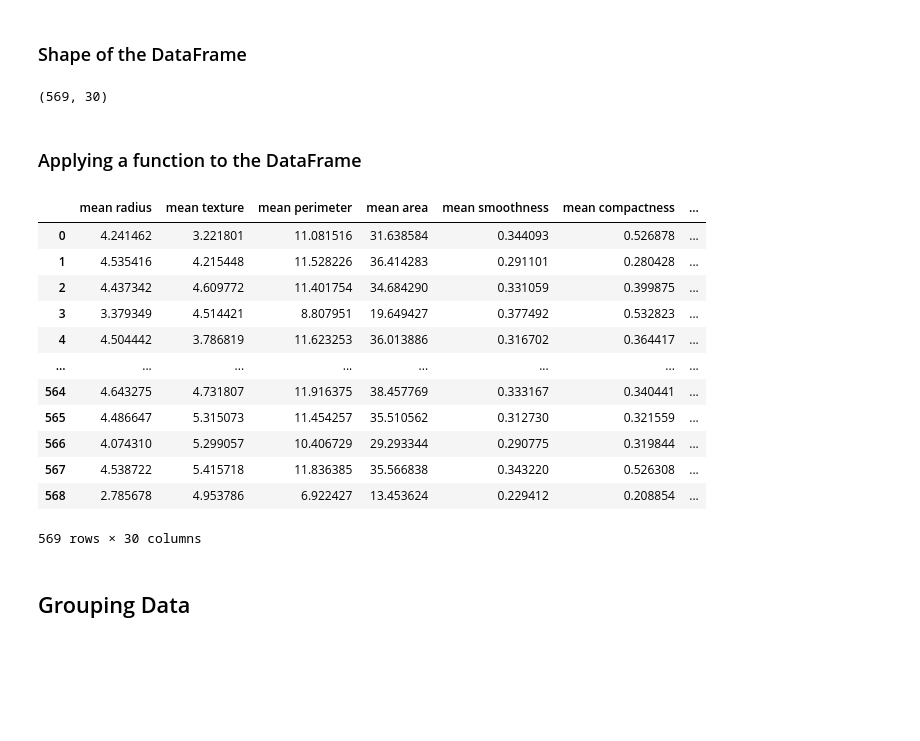
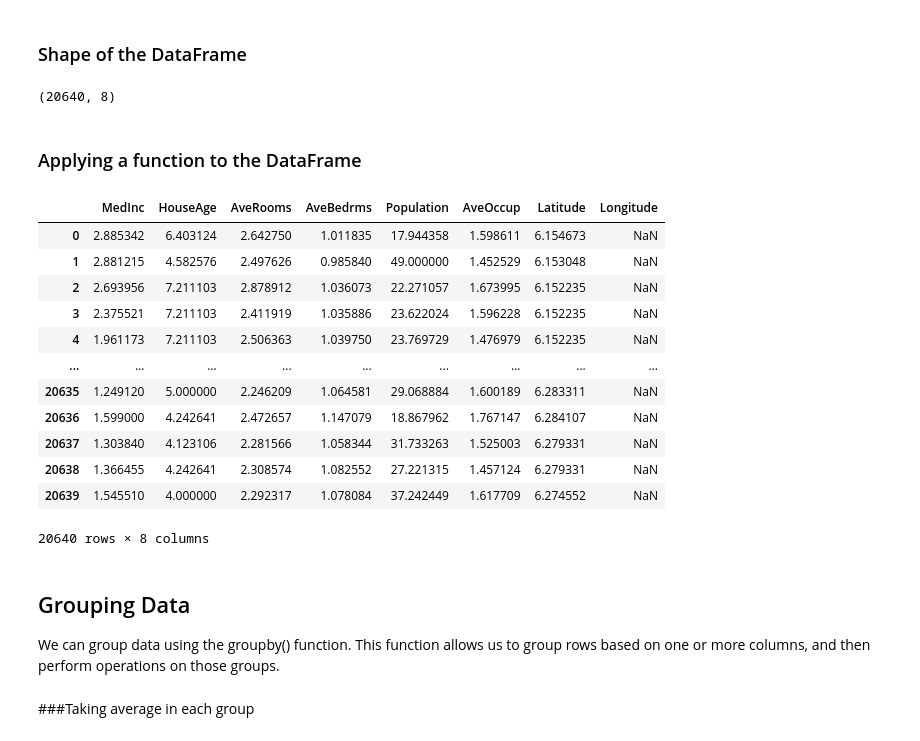
Before and after one commit to MiladQolami/Mathematical-tools-for-neuroscience, a Jupyter notebook: Machine_Learning/IntroToLibraries.ipynb, the cells around one changed output. Drawn from its saved outputs; the diff is of its cells as text; code cells hidden in the pictures; blank space fills up the shorter version.

```diff
--- a/Machine_Learning/IntroToLibraries.ipynb
+++ b/Machine_Learning/IntroToLibraries.ipynb
@@ -79,6 +80,6 @@ pd.pivot(melted_df, index='Name', columns='Subject', values='Score')
 # %% [markdown]
 ### Loading a bigger dataset
 # %%
-from sklearn import datasets
-data = datasets.load_breast_cancer()
-breast_cancer = pd.DataFrame(data.data, columns=data.feature_names)
+data = datasets.fetch_california_housing()  # Load California housing dataset
+
+CalHous = pd.DataFrame(data.data, columns=data.feature_names)
@@ -234,27 +237,29 @@ dtype: float64
 # %% [markdown]
 ### Shape of the DataFrame
 # %%
-breast_cancer.shape
+CalHous.shape
 # %% [output]
-(569, 30)
+(20640, 8)
 # %% [markdown]
 ### Applying a function to the DataFrame
 # %%
-breast_cancer.apply(np.sqrt)
+CalHous.apply(np.sqrt)
 # %% [output]
-|  | mean radius | mean texture | mean perimeter | mean area | mean smoothness | mean compactness | ... |
-| 0 | 4.241462 | 3.221801 | 11.081516 | 31.638584 | 0.344093 | 0.526878 | ... |
-| 1 | 4.535416 | 4.215448 | 11.528226 | 36.414283 | 0.291101 | 0.280428 | ... |
-| 2 | 4.437342 | 4.609772 | 11.401754 | 34.684290 | 0.331059 | 0.399875 | ... |
-| 3 | 3.379349 | 4.514421 | 8.807951 | 19.649427 | 0.377492 | 0.532823 | ... |
-| 4 | 4.504442 | 3.786819 | 11.623253 | 36.013886 | 0.316702 | 0.364417 | ... |
-| ... | ... | ... | ... | ... | ... | ... | ... |
-| 564 | 4.643275 | 4.731807 | 11.916375 | 38.457769 | 0.333167 | 0.340441 | ... |
-| 565 | 4.486647 | 5.315073 | 11.454257 | 35.510562 | 0.312730 | 0.321559 | ... |
-| 566 | 4.074310 | 5.299057 | 10.406729 | 29.293344 | 0.290775 | 0.319844 | ... |
-| 567 | 4.538722 | 5.415718 | 11.836385 | 35.566838 | 0.343220 | 0.526308 | ... |
-| 568 | 2.785678 | 4.953786 | 6.922427 | 13.453624 | 0.229412 | 0.208854 | ... |
+|  | MedInc | HouseAge | AveRooms | AveBedrms | Population | AveOccup | Latitude | Longitude |
+| 0 | 2.885342 | 6.403124 | 2.642750 | 1.011835 | 17.944358 | 1.598611 | 6.154673 | NaN |
+| 1 | 2.881215 | 4.582576 | 2.497626 | 0.985840 | 49.000000 | 1.452529 | 6.153048 | NaN |
+| 2 | 2.693956 | 7.211103 | 2.878912 | 1.036073 | 22.271057 | 1.673995 | 6.152235 | NaN |
+| 3 | 2.375521 | 7.211103 | 2.411919 | 1.035886 | 23.622024 | 1.596228 | 6.152235 | NaN |
+| 4 | 1.961173 | 7.211103 | 2.506363 | 1.039750 | 23.769729 | 1.476979 | 6.152235 | NaN |
+| ... | ... | ... | ... | ... | ... | ... | ... | ... |
+| 20635 | 1.249120 | 5.000000 | 2.246209 | 1.064581 | 29.068884 | 1.600189 | 6.283311 | NaN |
+| 20636 | 1.599000 | 4.242641 | 2.472657 | 1.147079 | 18.867962 | 1.767147 | 6.284107 | NaN |
+| 20637 | 1.303840 | 4.123106 | 2.281566 | 1.058344 | 31.733263 | 1.525003 | 6.279331 | NaN |
+| 20638 | 1.366455 | 4.242641 | 2.308574 | 1.082552 | 27.221315 | 1.457124 | 6.279331 | NaN |
+| 20639 | 1.545510 | 4.000000 | 2.292317 | 1.078084 | 37.242449 | 1.617709 | 6.274552 | NaN |
-569 rows × 30 columns
+20640 rows × 8 columns
-# %% [markdown]
-
-## Grouping Data
+# %% [markdown]
+
+## Grouping Data
+
+We can group data using the groupby() function. This function allows us to group rows based on one or more columns, and then perform operations on those groups.
@@ -260,0 +268,2 @@ breast_cancer.apply(np.sqrt)
+# %% [markdown]
+###Taking average in each group
```
Also changed, not shown: parts of 50 cells of this notebook.
